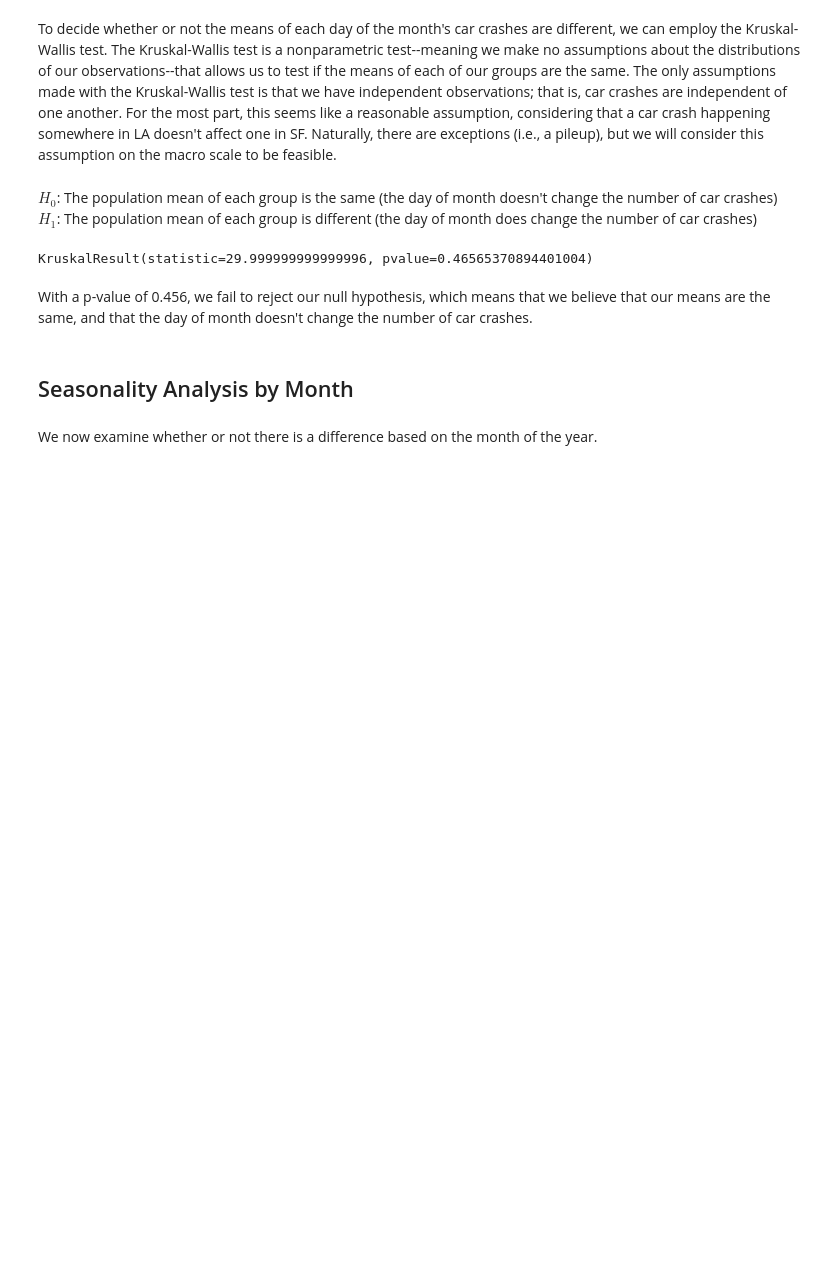
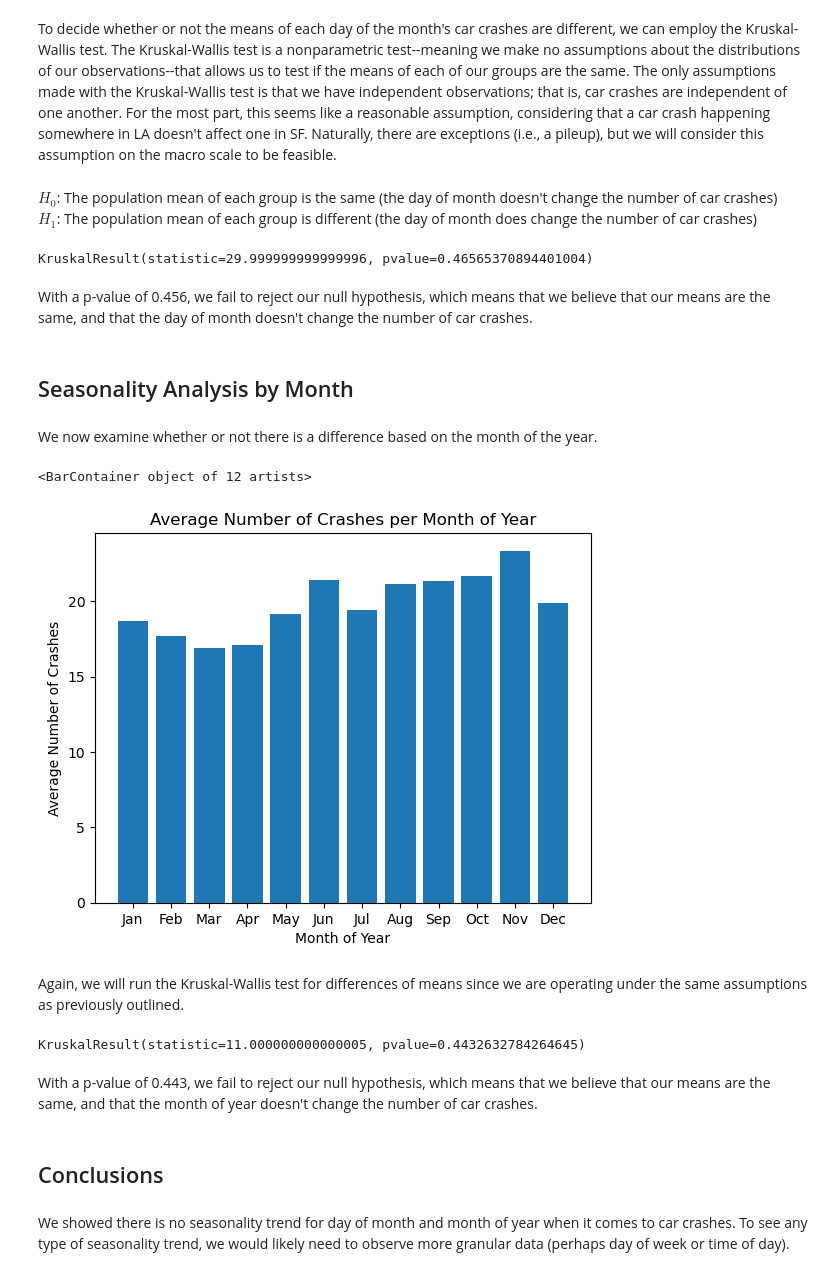
Before and after one commit to UCB-stat-159-s23/project-Group27, a Jupyter notebook: day_of_month.ipynb, the cells around one changed output. Saved outputs shown, nothing was run; the diff lists cells and outputs as text; code cells hidden in the pictures; blank space fills up the shorter version.

Commit message:
finished by month of year analysis

```diff
--- a/day_of_month.ipynb
+++ b/day_of_month.ipynb
@@ -98,3 +98,29 @@ With a p-value of 0.456, we fail to reject our null hypothesis, which means that
 ## Seasonality Analysis by Month
 # %% [markdown]
 We now examine whether or not there is a difference based on the month of the year.
+# %%
+mean_months = time.mean(axis = 0)
+plt.xlabel('Month of Year')
+plt.ylabel('Average Number of Crashes')
+plt.title('Average Number of Crashes per Month of Year')
+plt.bar(mean_months.index[:-1], mean_months.values[:-1])
+# %% [output]
+<BarContainer object of 12 artists>
+[figure, added]
+# %% [markdown]
+Again, we will run the Kruskal-Wallis test for differences of means since we are operating under the same assumptions as previously outlined.
+# %%
+# determining if the difference in means is significant
+
+st.kruskal(mean_crashes.values[0], mean_crashes.values[1], mean_crashes.values[2], mean_crashes.values[3],
+           mean_crashes.values[4], mean_crashes.values[5], mean_crashes.values[6], mean_crashes.values[7],
+           mean_crashes.values[8], mean_crashes.values[9], mean_crashes.values[10], mean_crashes.values[11])
+# need to separate each mean for kruskal test to work
+# %% [output]
+KruskalResult(statistic=11.000000000000005, pvalue=0.4432632784264645)
+# %% [markdown]
+With a p-value of 0.443, we fail to reject our null hypothesis, which means that we believe that our means are the same, and that the month of year doesn't change the number of car crashes.
+# %% [markdown]
+## Conclusions
+# %% [markdown]
+We showed there is no seasonality trend for day of month and month of year when it comes to car crashes. To see any type of seasonality trend, we would likely need to observe more granular data (perhaps day of week or time of day).
```
